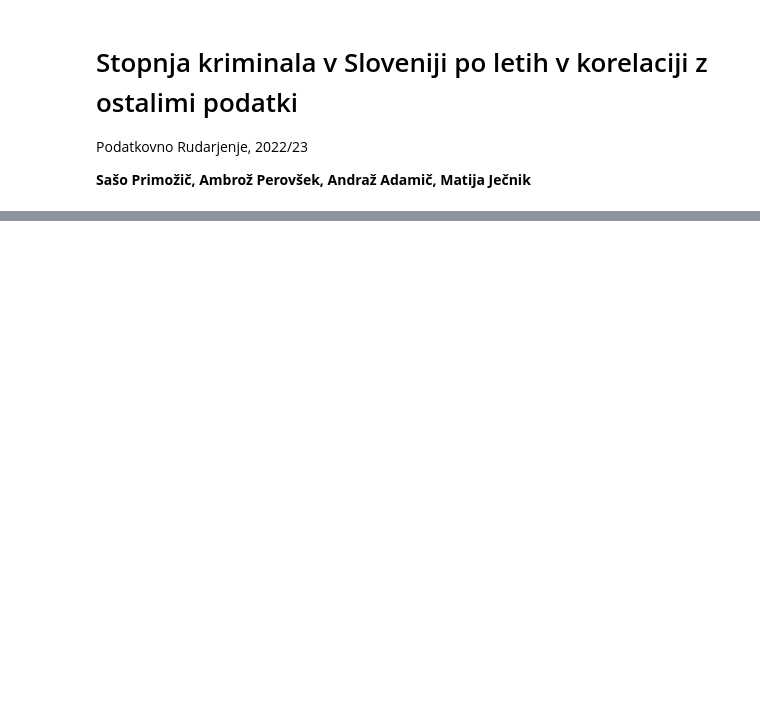
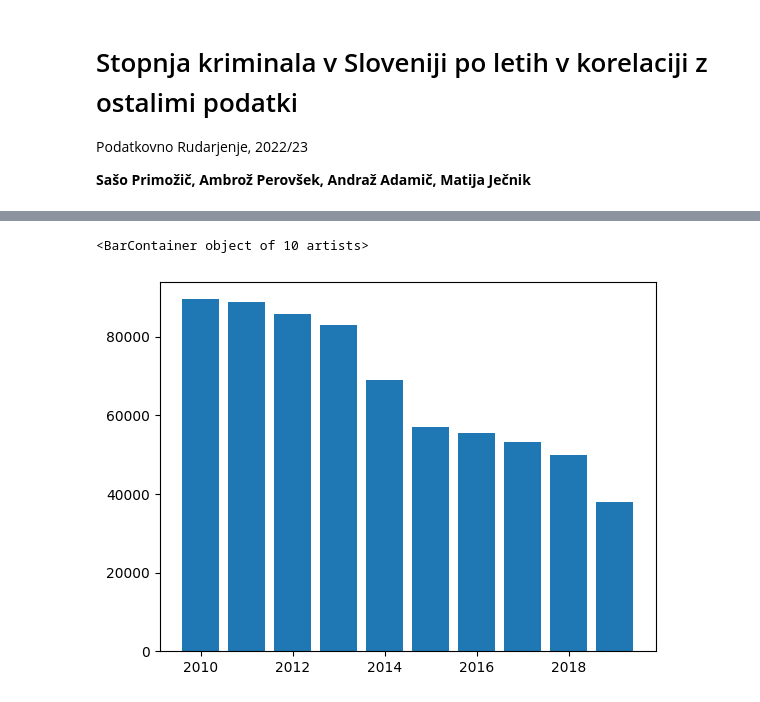
Before and after one commit to andrazadamic/PR22SPAPAAMJ, a Jupyter notebook: seminarska.ipynb, the cells around one changed output, grey strips where cells are left out. Saved outputs shown, nothing was run; the diff lists cells and outputs as text; code cells hidden in the pictures; blank space fills up the shorter version.

```diff
--- a/seminarska.ipynb
+++ b/seminarska.ipynb
@@ -28,0 +40,9 @@ kd.reset_index(drop=True, inplace=True)
+# %%
+dan = []
+for datum in range(2010, 2020):
+    dan.append(np.unique(np.asarray(kd.loc[(kd['datumStoritve'] > str(datum) + '-01-01') & (kd['datumStoritve'] < str(datum + 1) + '-01-01'), ['ZaporednaStevilkaKD']])).size)
+
+plt.bar(range(2010, 2020), dan)
+# %% [output]
+<BarContainer object of 10 artists>
+[figure, added]
```
Also changed, not shown: parts of 7 cells of this notebook.
